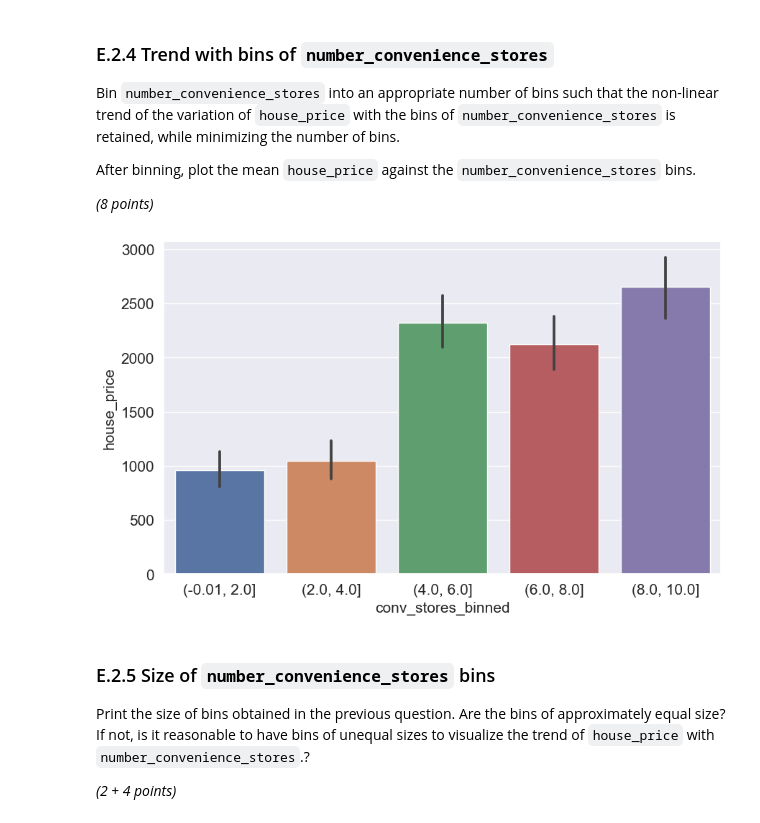
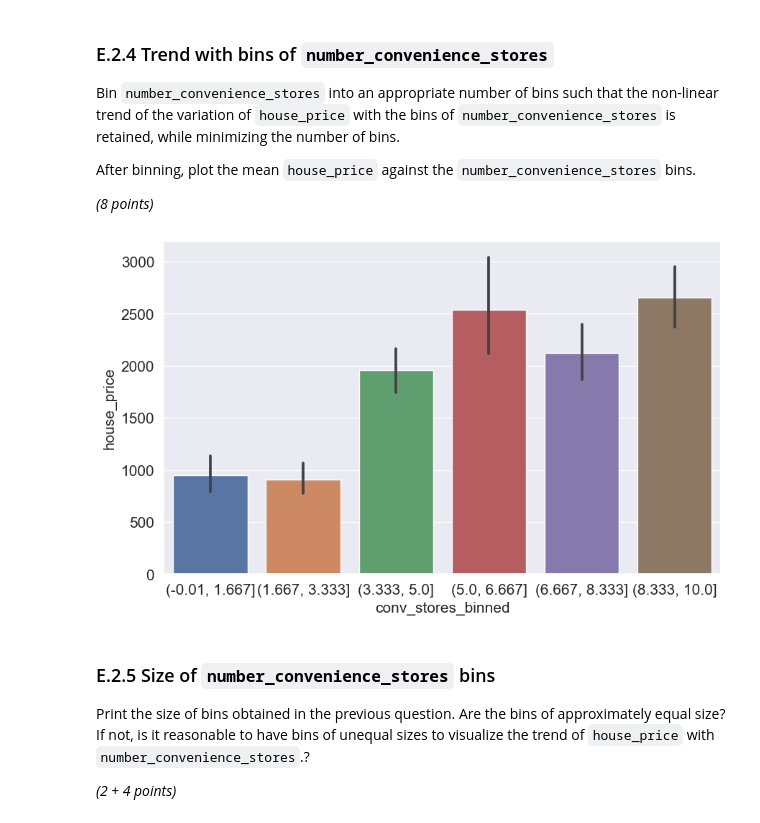
Before and after one commit to vaibhavrangan/Stat_303-1, a Jupyter notebook: Homework/Assignment_E.ipynb, the cells around one changed output. Cells and saved outputs as stored; diff of their text form; code cells hidden in the pictures.

```diff
--- a/Homework/Assignment_E.ipynb
+++ b/Homework/Assignment_E.ipynb
@@ -383,11 +379,11 @@ After binning, plot the mean `house_price` against the `number_convenience_store
 *(8 points)*
 # %%
 house_features_and_price["conv_stores_binned"] = pd.cut(
-    house_features_and_price["number_convenience_stores"], 5)
+    house_features_and_price["number_convenience_stores"], 6)
 plt.figure(figsize=(10, 6))
 sns.barplot(x=house_features_and_price['conv_stores_binned'], y=house_features_and_price['house_price']);
 # %% [output]
-[figure, old version]
+[figure, new version]
 # %% [markdown]
 ### E.2.5 Size of `number_convenience_stores` bins
 Print the size of bins obtained in the previous question. Are the bins of approximately equal size? If not, is it reasonable to have bins of unequal sizes to visualize the trend of `house_price` with `number_convenience_stores`.?
```
Also changed, not shown: parts of 7 cells of this notebook, 1 other file.
